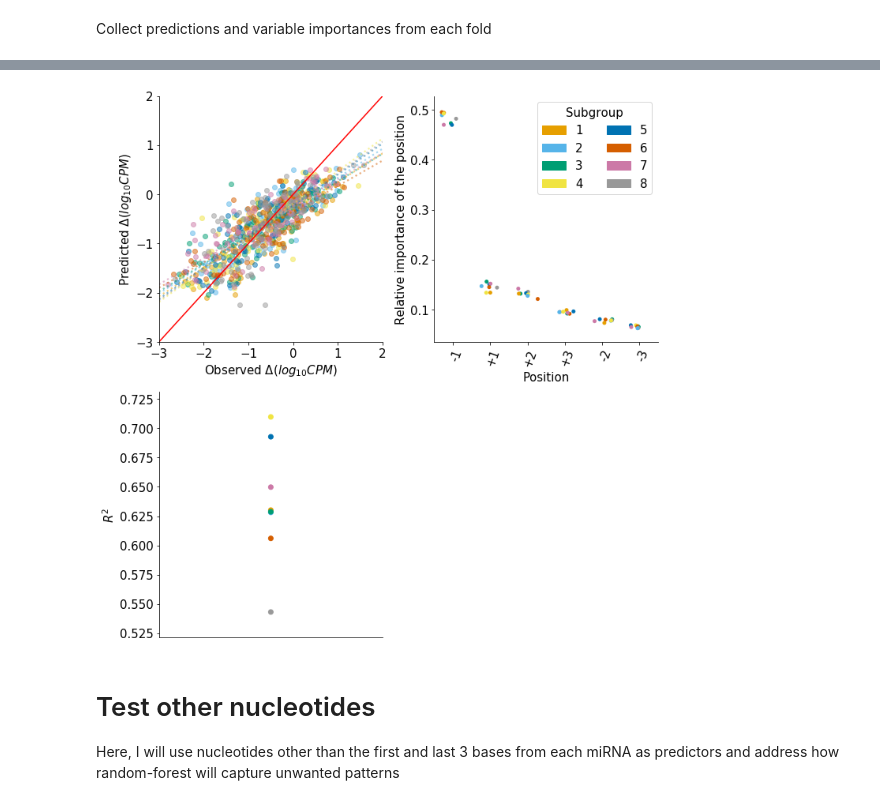
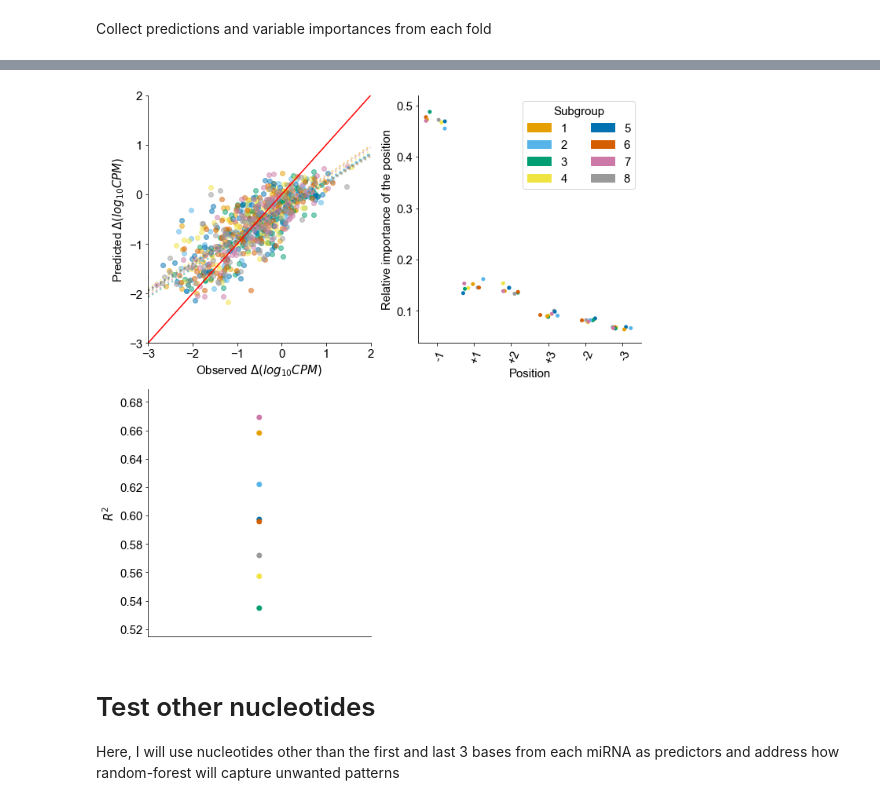
Before and after one commit to wckdouglas/tgirt_smRNA, a Jupyter notebook: scripts/RF_correction.ipynb, the cells around one changed output, grey strips where cells are left out. Cells and saved outputs as stored; diff of their text form; code cells hidden in the pictures.

```diff
--- a/scripts/RF_correction.ipynb
+++ b/scripts/RF_correction.ipynb
@@ -36,6 +36,12 @@ def rename_col(x):
         pos = int(pos) - 3
         out = str(pos)
     return out
+
+def train_to_cat(d):
+    for col in d.columns:
+        if col != 'Y':
+            d[col] = d[col].astype('category')
+    return d
 # %% [output]
 The autoreload extension is already loaded. To reload it, use:
   %reload_ext autoreload
@@ -43,7 +48,7 @@ ModuleNotFoundError: No module named 'sequencing_tools'
 # %% [markdown]
 Reading in miRNA count data, combining counts from replicates and only look at NTT data, the first and last 3 nucleotides of each miRNA are extracted as predictors, $\Delta log10$ CPM is computed and will be used as target:
 # %%
-df = pd.read_feather('miR_count.feather') \
+df = pd.read_csv('../data/miR_count.csv') \
     .groupby(["prep","seq_id"], as_index=False) \
     .agg({'seq_count':'sum'})\
     .merge(get_seq_base(shuffle = [0,1,2,-3,-2,-1]))\
@@ -51,7 +56,7 @@ df = pd.read_feather('miR_count.feather') \
     .assign(expected_cpm = lambda d: 1e6 / 962) \
     .assign(Y = lambda d: np.log10(d['cpm']) - np.log10(d['expected_cpm']))  \
     .query('prep == "NTT"')\
-    .reset_index()
-
+    .reset_index() \
+    .drop('index', axis=1)
 df.head()
 # %% [output]
@@ -64,4 +69,5 @@ df.head()
 # %%
-model_df = df.filter(regex = 'head|tail|Y')
+model_df = df.filter(regex = 'head|tail|Y') \
+    .pipe(train_to_cat)
 model_df.head()
 # %% [output]
@@ -87,7 +97,8 @@ for i, (train_idx, test_idx) in enumerate(kf.split(train_df)):
     sub_train_df = train_df.iloc[train_idx,:]
     sub_test_df = train_df.iloc[test_idx]
 
-    r_train_df = pandas2ri.DataFrame(sub_train_df)
+
+    r_train_df = pandas2ri.DataFrame(sub_train_df.reset_index().drop('index',axis=1))
     formula = Formula('Y~.')
     fitted_rf = rf.randomForest(formula = formula, data = r_train_df)
     pred = stats.predict(fitted_rf, pandas2ri.DataFrame(sub_test_df))
@@ -174,36 +173,36 @@ ax.set_ylabel('$R^2$')
 
 #ax = fig.add_subplot(224)
 #scale = np.arange(-3,3)
 #ax.set_xticks(scale)
 #ax.set_yticks(scale)
 #ax.set_xlim(scale[0], scale[-1])
 #ax.set_ylim(scale[0], scale[-1])
 ## train RF with full train_df
 #r_train_df = pandas2ri.DataFrame(train_df)
 #formula = Formula('Y~.')
 #fitted_rf = rf.randomForest(formula = formula, data = r_train_df)
 
 ## predict on full test_df
 #test_df['pred'] = pandas2ri.ri2py_vector(stats.predict(fitted_rf, pandas2ri.DataFrame(test_df)))
 #sns.regplot(data=test_df, x = 'Y', y = 'pred', ax = ax, ci = False,
 #            line_kws = {'alpha': 1, 'linestyle':':'})
 #ax.plot([-5,3], [-5,3], color='red')
 #ax.set_xlabel('Observed $\Delta(log_{10} CPM)$ on test set')
 #ax.set_ylabel('Predicted $\Delta(log_{10} CPM)$ on test set')
 #r2 = r2_score(test_df.Y, test_df.pred)
 #ax.text(-2,1, '$R^2 = %.3f$ '%(r2), fontsize=15)
 #ax.legend().set_visible(False)
 
 
 sns.despine()
 fig.tight_layout()
 figurename = figure_path + '/rf_cv.pdf'
 fig.savefig(figurename, bbox_inches='tight')
 
-figurename = figure_path + '/rf_cv.eps'
-fig.savefig(figurename, bbox_inches='tight')
+#figurename = figure_path + '/rf_cv.eps'
+#fig.savefig(figurename, bbox_inches='tight')
 # %% [output]
-[figure, old version]
+[figure, new version]
 # %% [markdown]
 # Test other nucleotides #
 
```
Also changed, not shown: parts of 14 cells of this notebook, 2 other files.
